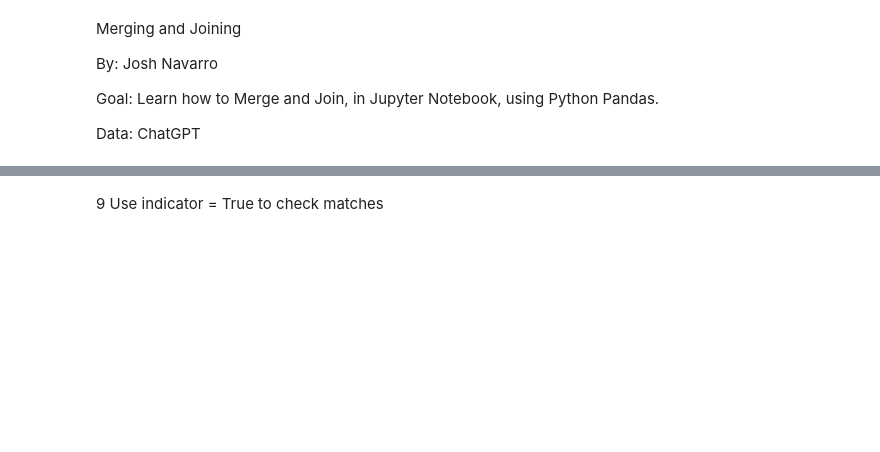
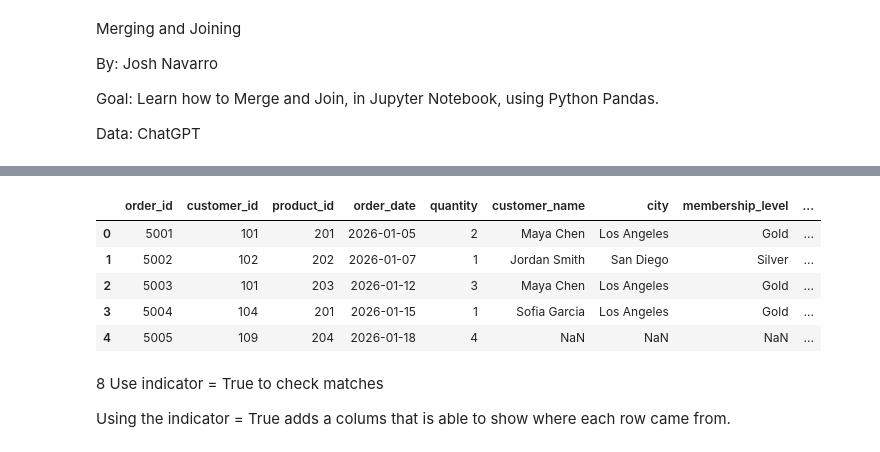
Before and after one commit to JoshPatNava/Data_Transformation, a Jupyter notebook: Merging_Joining/merging_joining.ipynb, the cells around one changed output, grey strips where cells are left out. Saved outputs shown, nothing was run; the diff lists cells and outputs as text; code cells hidden in the pictures; blank space fills up the shorter version.

```diff
--- a/Merging_Joining/merging_joining.ipynb
+++ b/Merging_Joining/merging_joining.ipynb
@@ -68,2 +203,36 @@ Merging and Joining
+# %%
+# Merge the orders_df, customer_df,
+# on the customer_od, use the left join
+orders_full = pd.merge(
+    orders_df,
+    customers_df,
+    on="customer_id",
+    how="left"
+)
+# Merge the new dataframe with the product_df, on the product_id
+orders_full = pd.merge(
+    orders_full,
+    products_df,
+    on="product_id",
+    how="left"
+)
+# Merge the new dataframe with the shipping_df, on the order_id
+orders_full = pd.merge(
+    orders_full,
+    shipping_df,
+    on="order_id",
+    how="left"
+)
+# Check the dataframe
+orders_full.head()
+# %% [output]
+|  | order_id | customer_id | product_id | order_date | quantity | customer_name | city | membership_level | ... |
+| 0 | 5001 | 101 | 201 | 2026-01-05 | 2 | Maya Chen | Los Angeles | Gold | ... |
+| 1 | 5002 | 102 | 202 | 2026-01-07 | 1 | Jordan Smith | San Diego | Silver | ... |
+| 2 | 5003 | 101 | 203 | 2026-01-12 | 3 | Maya Chen | Los Angeles | Gold | ... |
+| 3 | 5004 | 104 | 201 | 2026-01-15 | 1 | Sofia Garcia | Los Angeles | Gold | ... |
+| 4 | 5005 | 109 | 204 | 2026-01-18 | 4 | NaN | NaN | NaN | ... |
 # %% [markdown]
-9 Use indicator = True to check matches
+8 Use indicator = True to check matches
+
+Using the indicator = True adds a colums that is able to show where each row came from.
```
Also changed, not shown: parts of 26 cells of this notebook.
